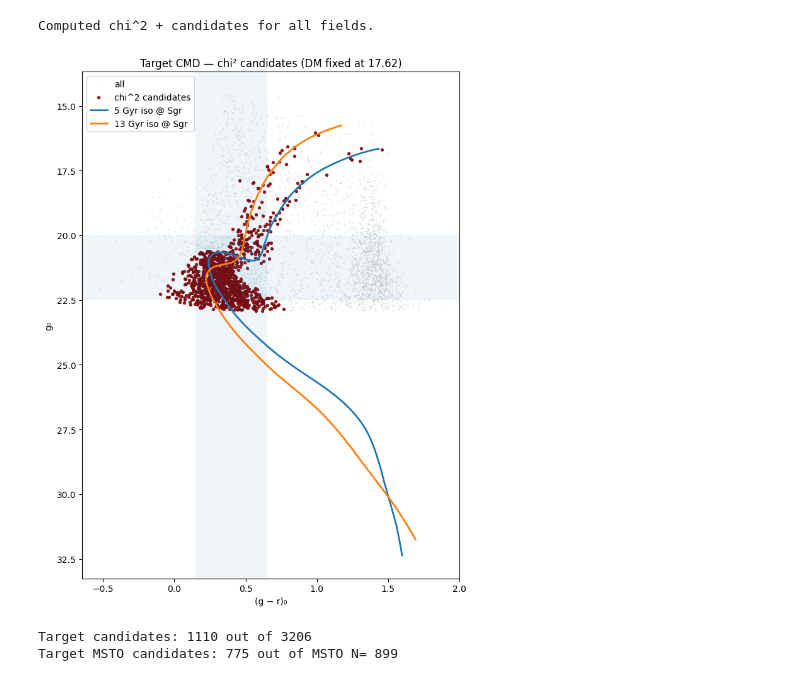
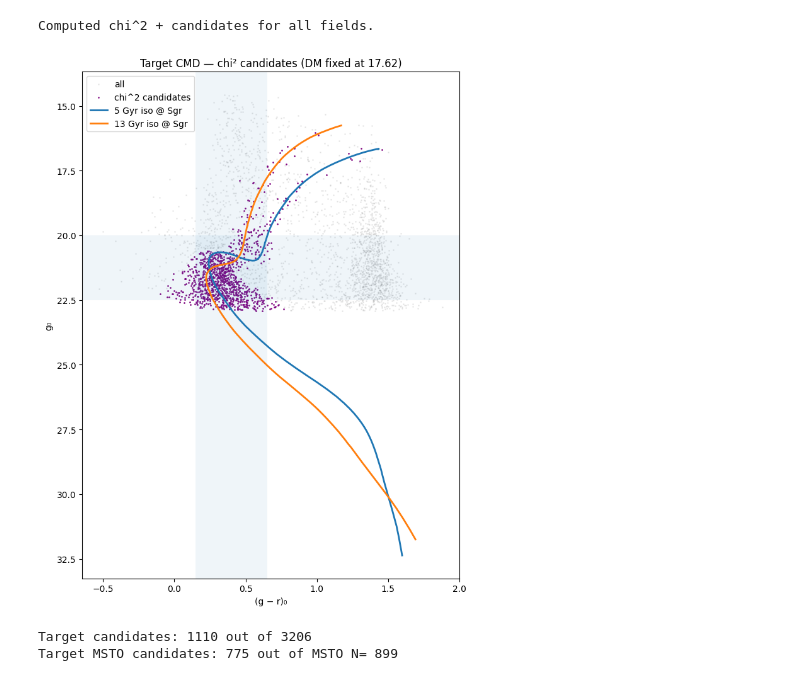
Before and after one commit to zangston/ASTR-5140, a Jupyter notebook: project2/chi-squared.ipynb, the cells around one changed output. Drawn from its saved outputs; the diff is of its cells as text; code cells hidden in the pictures.

```diff
--- a/project2/chi-squared.ipynb
+++ b/project2/chi-squared.ipynb
@@ -144,33 +144,33 @@ Computed chi^2 + candidates for all fields.
 # %%
 # Cell 5 — Quick plot: target CMD with candidates + isochrones
 
 df_t = field_map["target"]
 
 plt.figure(figsize=(7,9))
 plt.scatter(df_t["g_r"], df_t["g0"], s=1, alpha=0.12, color="gray", label="all")
 plt.scatter(df_t.loc[df_t["cand_either"], "g_r"],
             df_t.loc[df_t["cand_either"], "g0"],
-            s=8, alpha=0.85, color="maroon", label="chi^2 candidates")
+            s=1, alpha=0.85, color="purple", label="chi^2 candidates")
 
 plt.plot(c5_app,  g5_app,  lw=2, label="5 Gyr iso @ Sgr")
 plt.plot(c13_app, g13_app, lw=2, label="13 Gyr iso @ Sgr")
 
 # MSTO box overlay
 plt.axvspan(MSTO["cmin"], MSTO["cmax"], alpha=0.07)
 plt.axhspan(MSTO["gmin"], MSTO["gmax"], alpha=0.07)
 
 plt.gca().invert_yaxis()
 plt.xlabel("(g − r)₀")
 plt.ylabel("g₀")
 plt.title(f"Target CMD — chi² candidates (DM fixed at {DM_SGR:.2f})")
 plt.legend()
 plt.tight_layout()
 plt.show()
 
 print("Target candidates:", int(df_t["cand_either"].sum()), "out of", len(df_t))
 print("Target MSTO candidates:", int(df_t["cand_msto"].sum()), "out of MSTO N=", int(df_t["in_msto"].sum()))
 # %% [output]
-[figure, old version]
+[figure, new version]
 Target candidates: 1110 out of 3206
 Target MSTO candidates: 775 out of MSTO N= 899
 # %%
```
Also changed, not shown: parts of 2 cells of this notebook, 2 other files.
